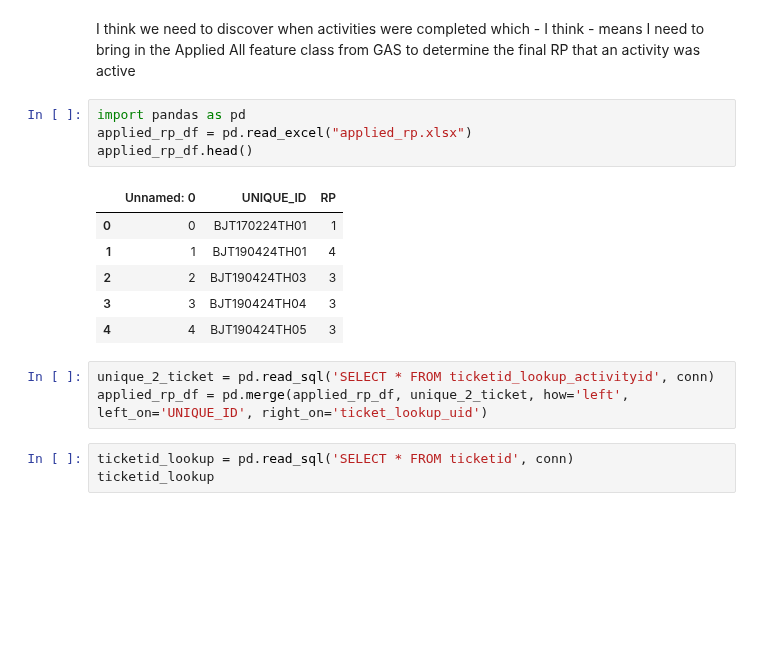
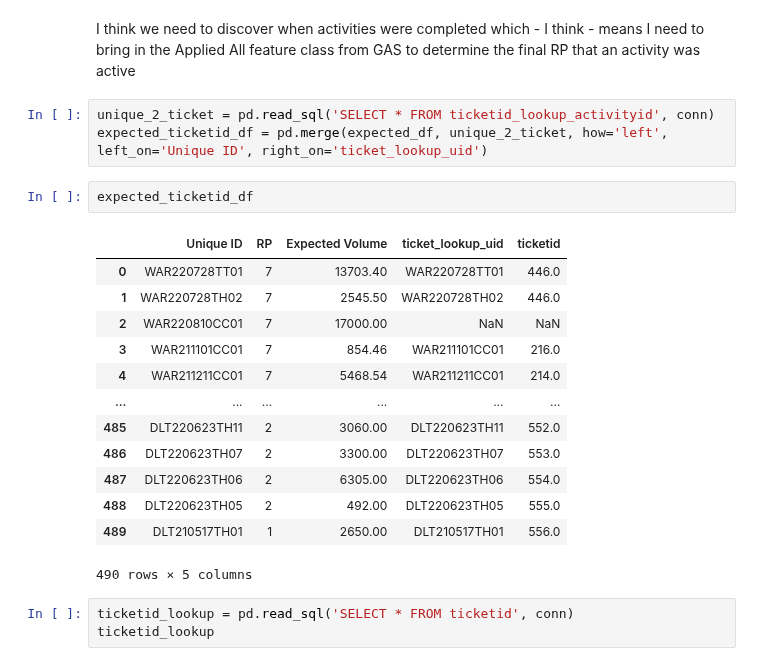
Before and after one commit to BilyBrown/sqlite3-tutorial, a Jupyter notebook: make_db_trial_v0.ipynb, the cells around one changed output. Cells and saved outputs as stored; diff of their text form; blank space fills up the shorter version.

```diff
--- a/make_db_trial_v0.ipynb
+++ b/make_db_trial_v0.ipynb
@@ -806,19 +704,24 @@ trial_w_harvest.to_excel("expected_with_harvest.xlsx")
 # %% [markdown]
 I think we need to discover when activities were completed which - I think - means I need to bring in the Applied All feature class from GAS to determine the final RP that an activity was active
-# %%
-import pandas as pd
-applied_rp_df = pd.read_excel("applied_rp.xlsx")
-applied_rp_df.head()
-# %% [output]
-|  | Unnamed: 0 | UNIQUE_ID | RP |
-| 0 | 0 | BJT170224TH01 | 1 |
-| 1 | 1 | BJT190424TH01 | 4 |
-| 2 | 2 | BJT190424TH03 | 3 |
-| 3 | 3 | BJT190424TH04 | 3 |
-| 4 | 4 | BJT190424TH05 | 3 |
 # %%
 unique_2_ticket = pd.read_sql('SELECT * FROM ticketid_lookup_activityid', conn)
-applied_rp_df = pd.merge(applied_rp_df, unique_2_ticket, how='left', left_on='UNIQUE_ID', right_on='ticket_lookup_uid')
+expected_ticketid_df = pd.merge(expected_df, unique_2_ticket, how='left', left_on='Unique ID', right_on='ticket_lookup_uid')
+# %%
+expected_ticketid_df
+# %% [output]
+|  | Unique ID | RP | Expected Volume | ticket_lookup_uid | ticketid |
+| 0 | WAR220728TT01 | 7 | 13703.40 | WAR220728TT01 | 446.0 |
+| 1 | WAR220728TH02 | 7 | 2545.50 | WAR220728TH02 | 446.0 |
+| 2 | WAR220810CC01 | 7 | 17000.00 | NaN | NaN |
+| 3 | WAR211101CC01 | 7 | 854.46 | WAR211101CC01 | 216.0 |
+| 4 | WAR211211CC01 | 7 | 5468.54 | WAR211211CC01 | 214.0 |
+| ... | ... | ... | ... | ... | ... |
+| 485 | DLT220623TH11 | 2 | 3060.00 | DLT220623TH11 | 552.0 |
+| 486 | DLT220623TH07 | 2 | 3300.00 | DLT220623TH07 | 553.0 |
+| 487 | DLT220623TH06 | 2 | 6305.00 | DLT220623TH06 | 554.0 |
+| 488 | DLT220623TH05 | 2 | 492.00 | DLT220623TH05 | 555.0 |
+| 489 | DLT210517TH01 | 1 | 2650.00 | DLT210517TH01 | 556.0 |
+490 rows × 5 columns
 # %%
 ticketid_lookup = pd.read_sql('SELECT * FROM ticketid', conn)
 ticketid_lookup
```
Also changed, not shown: parts of 41 cells of this notebook.
